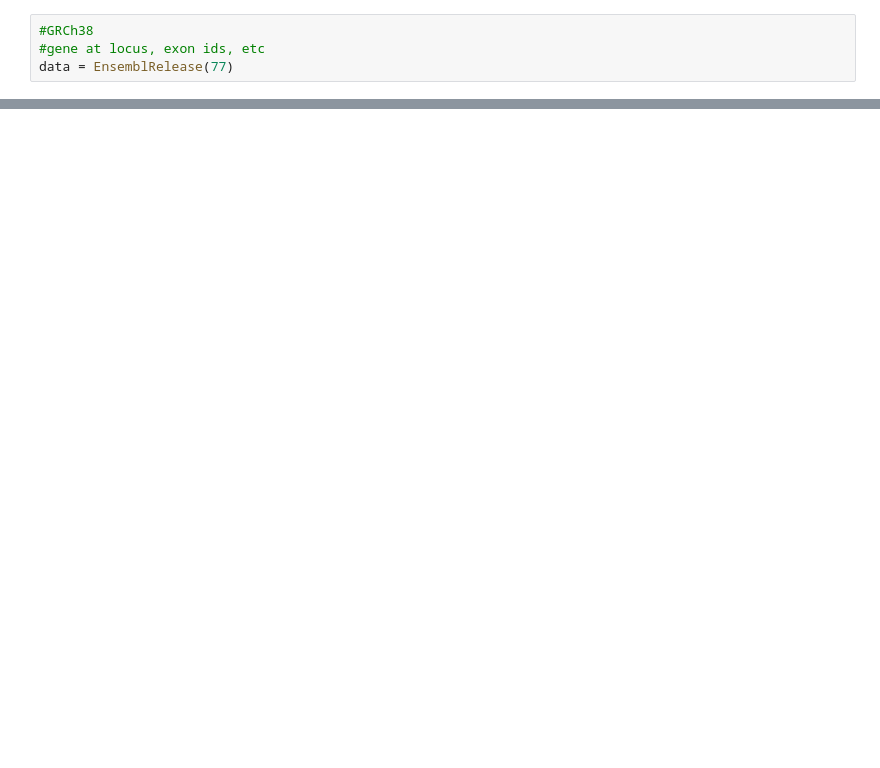
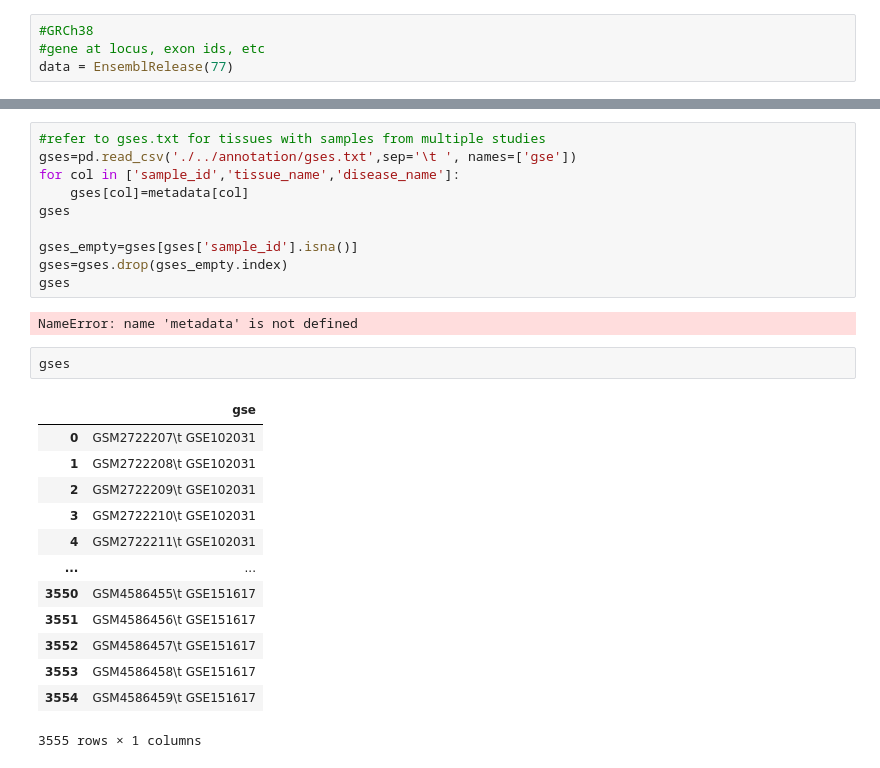
Before and after one commit to ylaboratory/methylation-classification, a Jupyter notebook: src_sunny/prelim.ipynb, the cells around one changed output, grey strips where cells are left out. Saved outputs shown, nothing was run; the diff lists cells and outputs as text; blank space fills up the shorter version.

```diff
--- a/src_sunny/prelim.ipynb
+++ b/src_sunny/prelim.ipynb
@@ -270,0 +447,28 @@ array([[<AxesSubplot:title={'center':'GSM2722207'}>,
+# %%
+#refer to gses.txt for tissues with samples from multiple studies
+gses=pd.read_csv('./../annotation/gses.txt',sep='\t ', names=['gse'])
+for col in ['sample_id','tissue_name','disease_name']:
+    gses[col]=metadata[col]
+gses
+
+gses_empty=gses[gses['sample_id'].isna()]
+gses=gses.drop(gses_empty.index)
+gses
+# %% [output]
+NameError: name 'metadata' is not defined
+# %%
+gses
+# %% [output]
+|  | gse |
+| 0 | GSM2722207\t GSE102031 |
+| 1 | GSM2722208\t GSE102031 |
+| 2 | GSM2722209\t GSE102031 |
+| 3 | GSM2722210\t GSE102031 |
+| 4 | GSM2722211\t GSE102031 |
+| ... | ... |
+| 3550 | GSM4586455\t GSE151617 |
+| 3551 | GSM4586456\t GSE151617 |
+| 3552 | GSM4586457\t GSE151617 |
+| 3553 | GSM4586458\t GSE151617 |
+| 3554 | GSM4586459\t GSE151617 |
+3555 rows × 1 columns
```
Also changed, not shown: parts of 31 cells of this notebook, 14 other files.
